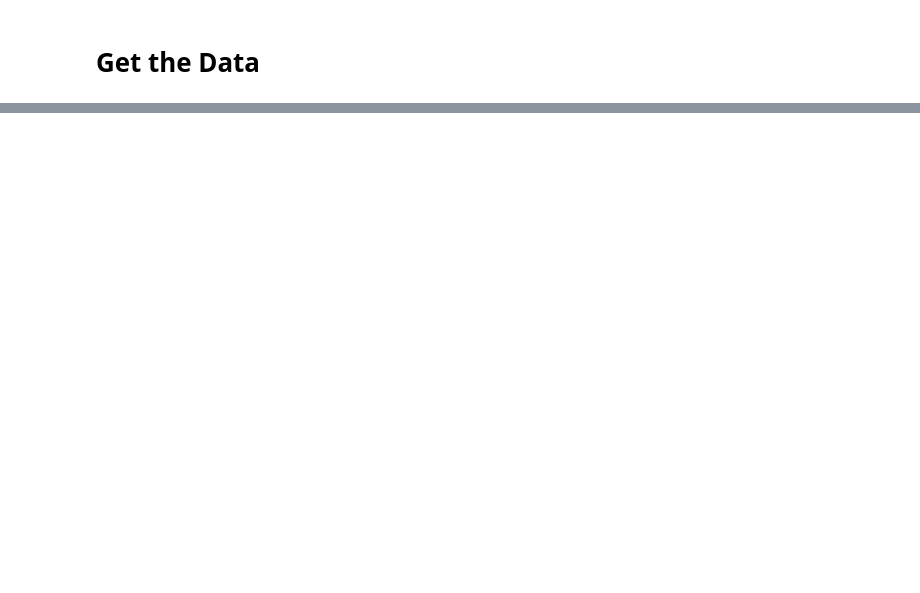
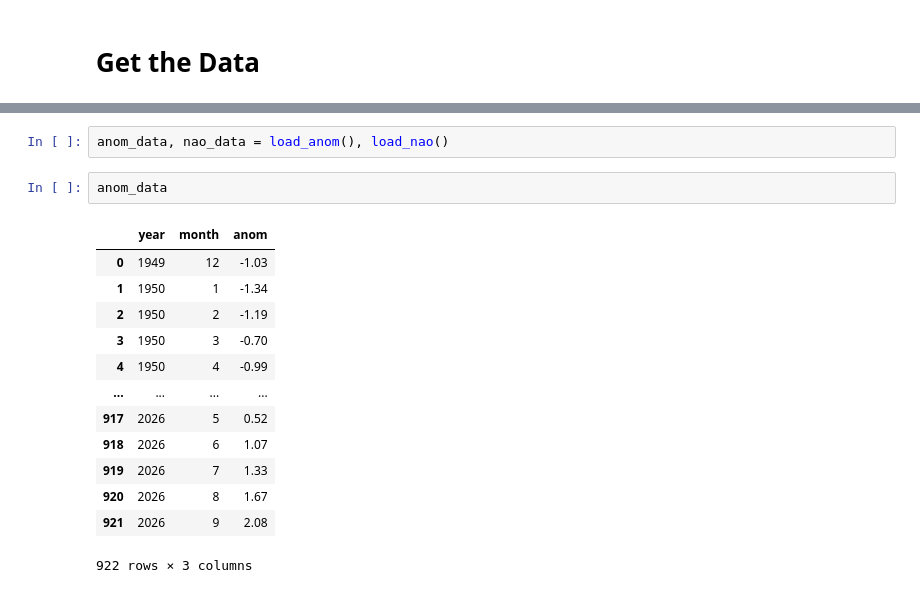
Before and after one commit to moyerc05/Machine-Learning-Project1, a Jupyter notebook: Early Spring.ipynb, the cells around one changed output, grey strips where cells are left out. Drawn from its saved outputs; the diff is of its cells as text; blank space fills up the shorter version.

Commit message:
initial steps for Get the Data

```diff
--- a/Early Spring.ipynb
+++ b/Early Spring.ipynb
@@ -39,0 +324,18 @@ You must submit all data files and a pickled final model along with this noteboo
+# %%
+anom_data, nao_data = load_anom(), load_nao()
+# %%
+anom_data
+# %% [output]
+|  | year | month | anom |
+| 0 | 1949 | 12 | -1.03 |
+| 1 | 1950 | 1 | -1.34 |
+| 2 | 1950 | 2 | -1.19 |
+| 3 | 1950 | 3 | -0.70 |
+| 4 | 1950 | 4 | -0.99 |
+| ... | ... | ... | ... |
+| 917 | 2026 | 5 | 0.52 |
+| 918 | 2026 | 6 | 1.07 |
+| 919 | 2026 | 7 | 1.33 |
+| 920 | 2026 | 8 | 1.67 |
+| 921 | 2026 | 9 | 2.08 |
+922 rows × 3 columns
```
Also changed, not shown: parts of 18 cells of this notebook.
